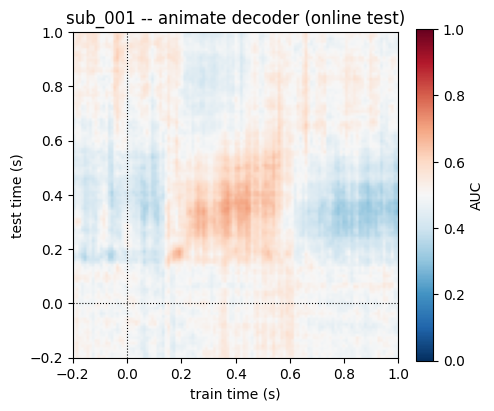
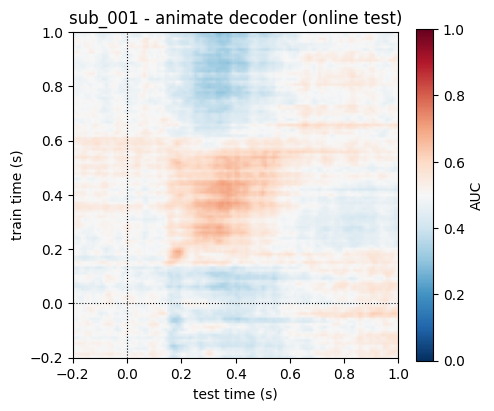
Unified diff of the notebook cell whose output changed from the first chart to the second:
--- before
+++ after
@@ -1,2 +1,3 @@
+# --- per-subject: one online-test TGM per subject x decoder ---
 for s in SUBJECTS:
     name_s = SUBJECT_NAMES[s]
@@ -5,7 +6,22 @@
         tg = res["t_grid"]
         fig, ax = plt.subplots(figsize=(5, 4.5))
-        im = plots.plot_tgm_matrix(res["tgm_on"], tg, f"{name_s} -- {task} (online test)", ax=ax)
+        im = plots.plot_tgm_matrix(res["tgm_on"], tg, f"{name_s} - {task} (online test)", ax=ax)
         fig.colorbar(im, ax=ax, fraction=0.046, label="AUC")
         plt.tight_layout()
         fig.savefig(ASSETS_DIR / f"tgm_online_{name_s}_{task.replace(' ', '_')}.png", dpi=150, bbox_inches="tight")
         plt.show()
+
+# --- combined: every subject x decoder together (rows = subjects, cols = decoders) ---
+nrows, ncols = len(SUBJECTS), len(TASK_NAMES)
+fig, axes = plt.subplots(nrows, ncols, figsize=(4.8 * ncols, 4.8 * nrows),
+                         squeeze=False, constrained_layout=True)
+im = None
+for i, s in enumerate(SUBJECTS):
+    for j, task in enumerate(TASK_NAMES):
+        res = tgm_results[(s, task)]
+        im = plots.plot_tgm_matrix(res["tgm_on"], res["t_grid"], "", ax=axes[i][j])
+        axes[i][j].set_title(f"{SUBJECT_NAMES[s]} - {task}", fontsize=9)
+fig.colorbar(im, ax=list(axes.ravel()), fraction=0.02, label="AUC")
+fig.suptitle("Cross-pipeline TGM (online test) - all subjects  (x = test time, y = train time)")
+fig.savefig(ASSETS_DIR / "tgm_online_all_subjects.png", dpi=130)
+plt.show()

Commit: feat(report): combined per-subject figures and axis-consistent TGMs